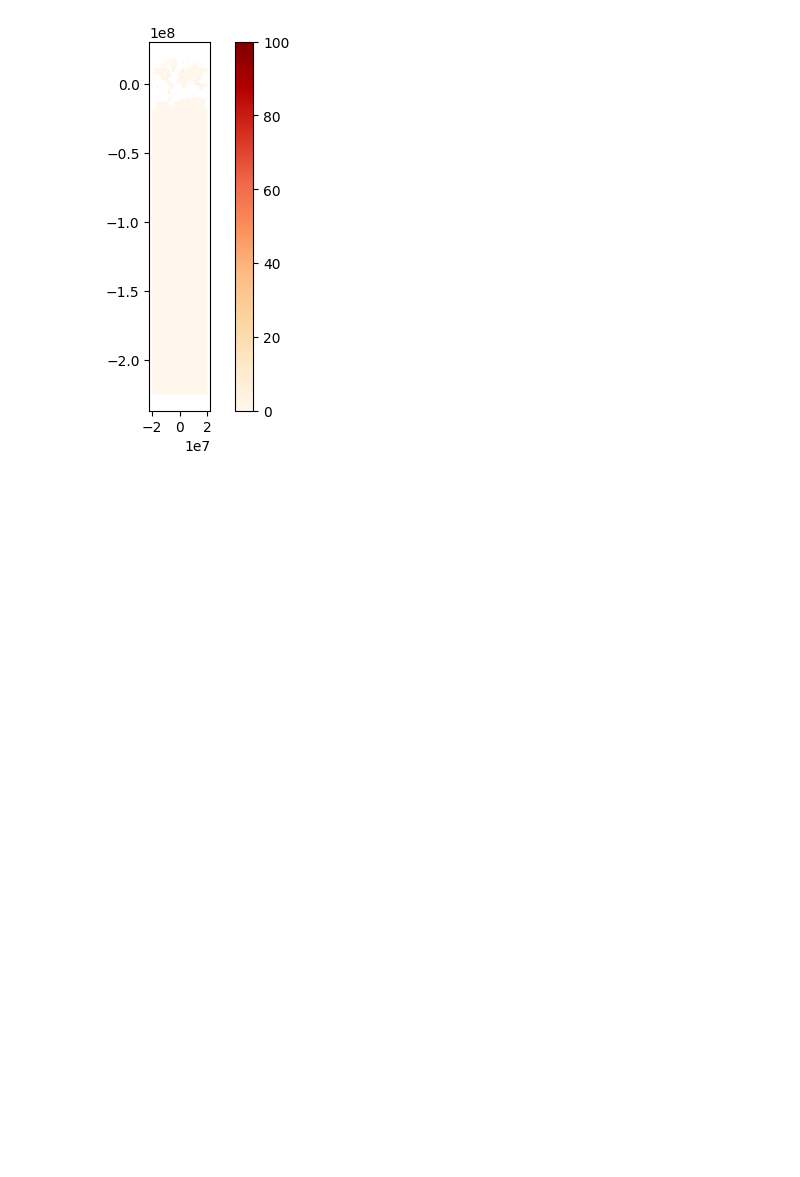
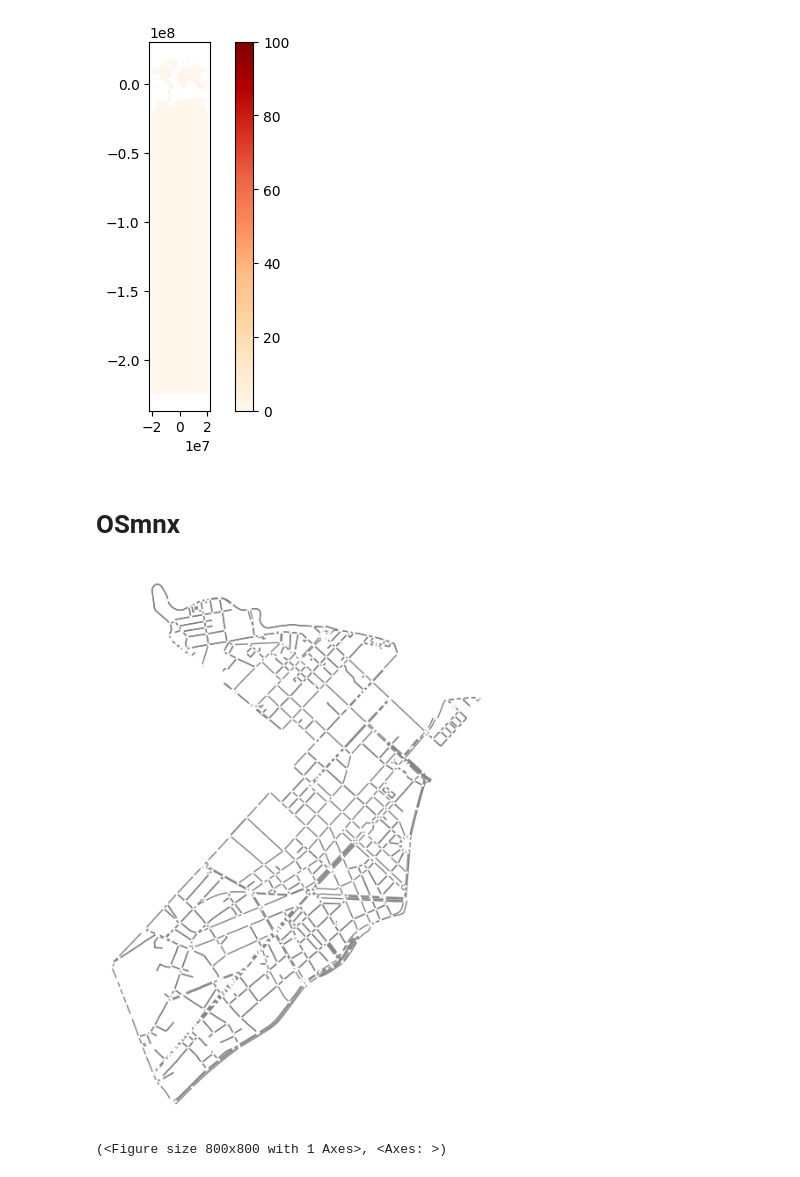
Before and after one commit to Bancie/thuhoach.nckh, a Jupyter notebook: ipynb/location/geo.ipynb, the cells around one changed output. Drawn from its saved outputs; the diff is of its cells as text; code cells hidden in the pictures; blank space fills up the shorter version.

```diff
--- a/ipynb/location/geo.ipynb
+++ b/ipynb/location/geo.ipynb
@@ -80,3 +82,17 @@ import folium
 m = folium.Map(location=[10.7, 106.7], zoom_start=12)
 folium.GeoJson(gdf).add_to(m)
 m.save("map.html")
+# %% [markdown]
+# OSmnx
+# %%
+import osmnx as ox
+import networkx as nx
+import matplotlib.pyplot as plt
+
+# 1. Get a street network
+G = ox.graph_from_place("Ho Chi Minh City, Vietnam", network_type='drive')
+# %%
+ox.plot_graph(G, bgcolor='white', node_size=5, edge_color='gray')
+# %% [output]
+[figure, added]
+(<Figure size 800x800 with 1 Axes>, <Axes: >)
```
Also changed, not shown: parts of 4 cells of this notebook, 44 other files.
